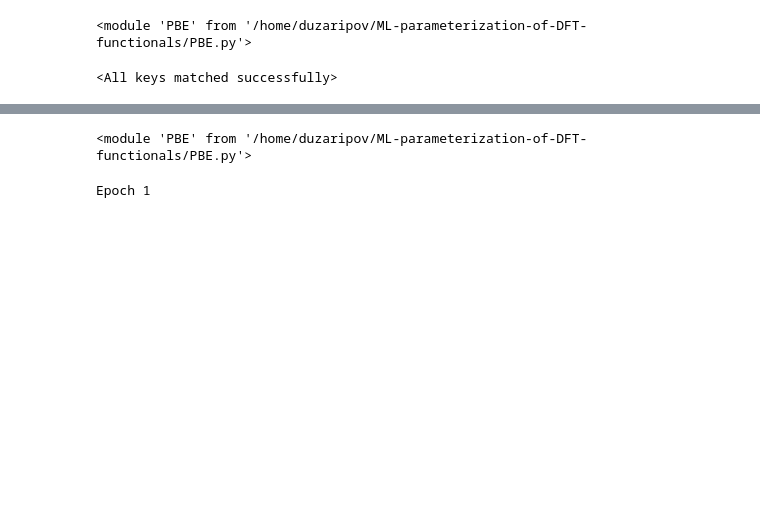
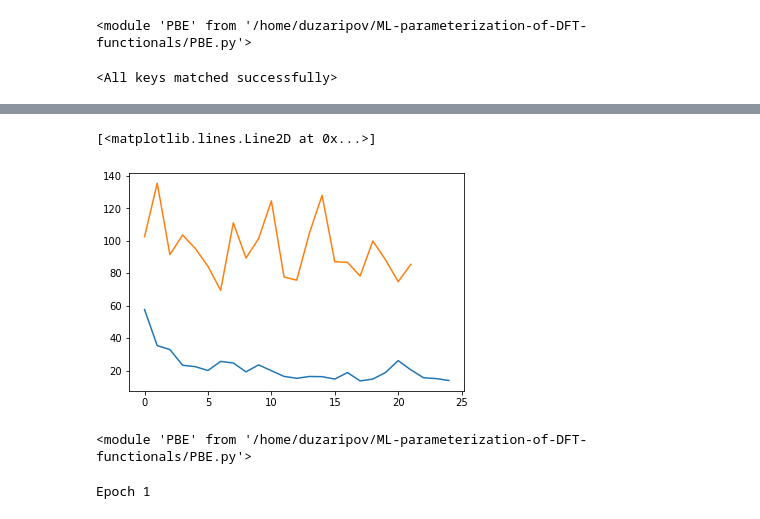
Before and after one commit to dzaripov/ML-parameterization-of-DFT-functionals, a Jupyter notebook: train_cleancode.ipynb, the cells around one changed output, grey strips where cells are left out. Cells and saved outputs as stored; diff of their text form; code cells hidden in the pictures; blank space fills up the shorter version.

```diff
--- a/train_cleancode.ipynb
+++ b/train_cleancode.ipynb
@@ -133,6 +206,7 @@ def train(model, criterion, optimizer, train_loader, test_loader, n_epochs=20, a
     test_loss_mse = []
 
     for epoch in range(n_epochs):
+        torch.autograd.set_detect_anomaly(True)
         print(f'Epoch {epoch+1}')
         # train
         model.train()
@@ -141,6 +215,7 @@ def train(model, criterion, optimizer, train_loader, test_loader, n_epochs=20, a
         train_mse_losses_per_epoch = []
         optimizer.zero_grad()
         for batch_idx, (X_batch, y_batch) in enumerate(progress_bar_train):
+            # print(f'batch_idx = {batch_idx}')
 
             X_batch_grid, y_batch = X_batch['Grid'].to(device), y_batch.to(device)
             predictions = model(X_batch_grid)
@@ -151,7 +226,6 @@ def train(model, criterion, optimizer, train_loader, test_loader, n_epochs=20, a
             loss = criterion(reaction_energy, y_batch)
             MSE = loss.item()
             MAE = torch.abs(reaction_energy - y_batch).item()
-            print(MAE)
             train_mse_losses_per_epoch.append(MSE)
             train_mae_losses_per_epoch.append(MAE)
             progress_bar_train.set_postfix(MSE = MSE, MAE = MAE)
@@ -208,7 +282,7 @@ def train(model, criterion, optimizer, train_loader, test_loader, n_epochs=20, a
 
         print(f'test MSE Loss = {test_loss_mse[epoch]:.8f} MAE Loss = {test_loss_mae[epoch]:.8f}')
 
-    return train_loss_mae
+    return train_loss_mae, test_loss_mae
 # %%
 from importlib import reload
 import PBE
@@ -224,14 +298,17 @@ reload(PBE)
 # %%
 model = NN_4_256(nconstants=24, DFT='PBE').to(device)
 model.zero_grad()
-# model.load_state_dict(torch.load('model_chk/predopt/PBE_4_256.param', map_location=device))
+model.load_state_dict(torch.load('model_chk/predopt/PBE_4_256.param', map_location=device))
 # %% [output]
 <All keys matched successfully>
 # %%
-optimizer = torch.optim.Adam(model.parameters(), lr=1e-4)
+optimizer = torch.optim.RMSprop(model.parameters(), lr=3e-5)
 # %%
-train_loss_mae = train(model, criterion, optimizer,
+N_EPOCHS = 25
+ACCUM_ITER = 5
+
+train_loss_mae, test_loss_mae = train(model, criterion, optimizer,
                        train_dataloader, test_dataloader,
-                       n_epochs=1, accum_iter=5)
+                       n_epochs=N_EPOCHS, accum_iter=ACCUM_ITER)
 # %% [output]
 Epoch 1
@@ -245,3 +331,10 @@ ValueError: NaN detected
+# %%
+import matplotlib.pyplot as plt
+plt.plot(np.arange(N_EPOCHS), train_loss_mae)
+plt.plot(test_loss_mae)
+# %% [output]
+[<matplotlib.lines.Line2D at 0x...>]
+[figure, added]
 # %%
 train_loss_mae
 # %%
```
Also changed, not shown: parts of 14 cells of this notebook, 4 other files.
